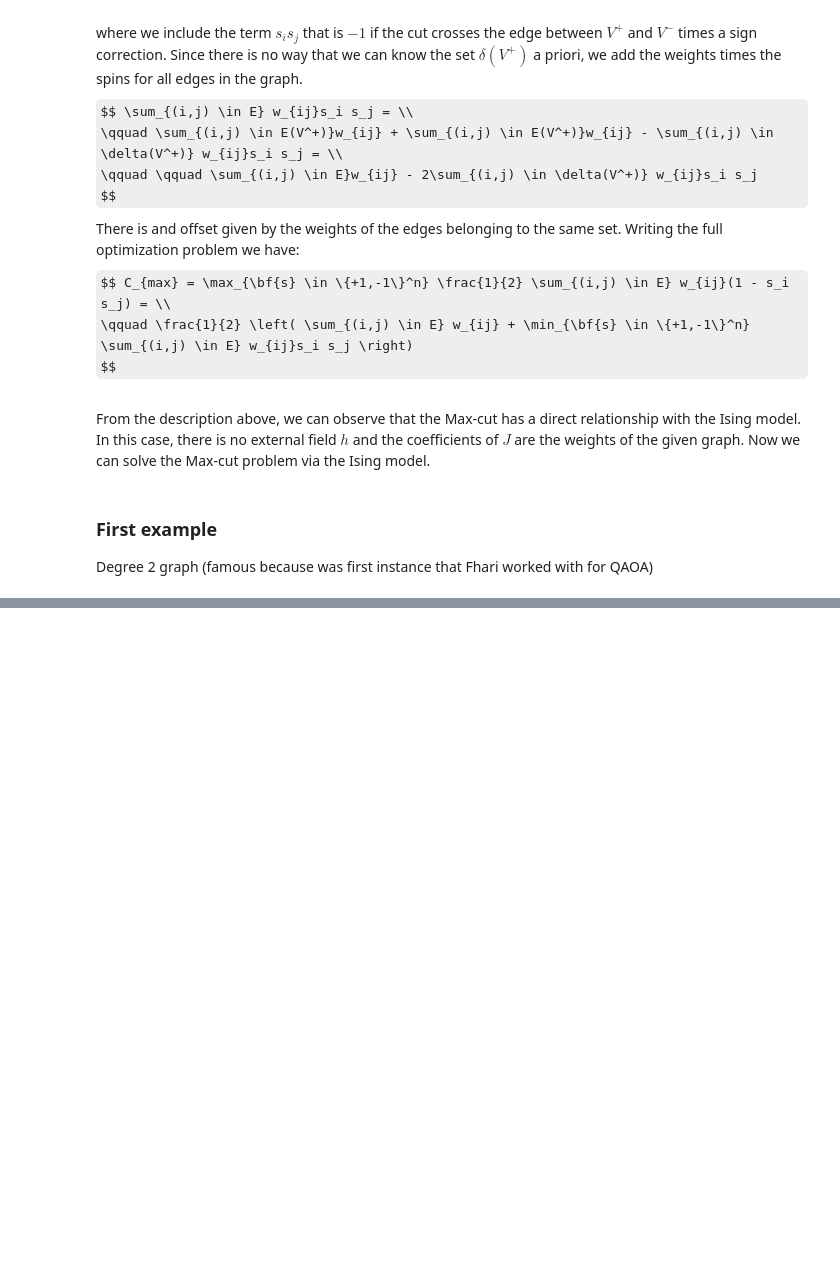
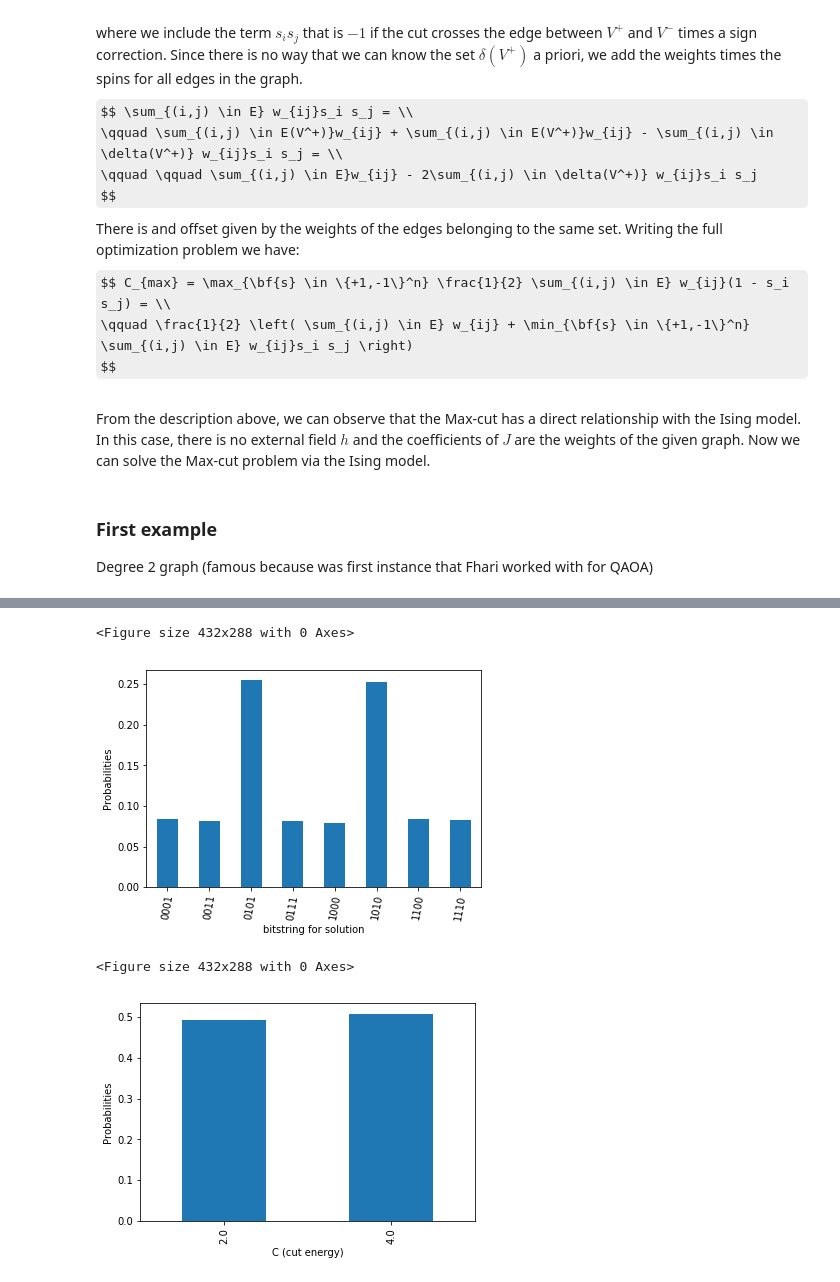
Before and after one commit to bernalde/11860_project_qaoa, a Jupyter notebook: qa_dwave.ipynb, the cells around one changed output, grey strips where cells are left out. Cells and saved outputs as stored; diff of their text form; code cells hidden in the pictures; some formulas as TeX source; blank space fills up the shorter version.

```diff
--- a/qa_dwave.ipynb
+++ b/qa_dwave.ipynb
@@ -56,7 +64,7 @@ import matplotlib.pyplot as plt
 # Define exact solver for small cases
 exact_sampler = dimod.reference.samplers.ExactSolver()
 # Simmulated annealing code (this will be considered the "simulator")
-sim_ann = dimod.SimulatedAnnealingSampler()
+sim_ann = neal.SimulatedAnnealingSampler()
 # Dwave device
 from dwave.system.composites import EmbeddingComposite
 from dwave.system.samplers import DWaveSampler
@@ -101,0 +136,17 @@ SampleSet(rec.array([([-1, -1, -1, -1],  4., 1), ([ 1, -1, -1, -1],  0., 1),
+# %%
+# Plot energies profile
+def plot_energies(results):
+    results.change_vartype(dimod.BINARY, inplace=True)
+    energies = [-datum.energy for datum in results.data(['energy'],sorted_by=None)]
+
+    counts = Counter(energies)
+    total = len(energies)
+    for key in counts:
+        counts[key] /= total
+    df = pd.DataFrame.from_dict(counts, orient='index').sort_index()
+    plt.figure()
+    df.plot(kind='bar',legend=None)
+
+    plt.xlabel('C (cut energy)')
+    plt.ylabel('Probabilities')
+    plt.show()
@@ -101,0 +163,8 @@ SampleSet(rec.array([([-1, -1, -1, -1],  4., 1), ([ 1, -1, -1, -1],  0., 1),
+# %%
+start_time = timeit.default_timer()
+results_simann = sim_ann.sample(bqm, num_reads=2048)
+time_simann = timeit.default_timer() - start_time
+print("The time it took 2048 runs of simmulated annealing was "+str(time_simann)+" seconds")
+plot_samples(results_simann)
+plot_energies(results_simann)
+# %% [output]
@@ -101,0 +172,4 @@ SampleSet(rec.array([([-1, -1, -1, -1],  4., 1), ([ 1, -1, -1, -1],  0., 1),
+<Figure size 432x288 with 0 Axes>
+[figure, added]
+<Figure size 432x288 with 0 Axes>
+[figure, added]
```
Also changed, not shown: parts of 32 cells of this notebook, 4 other files.
